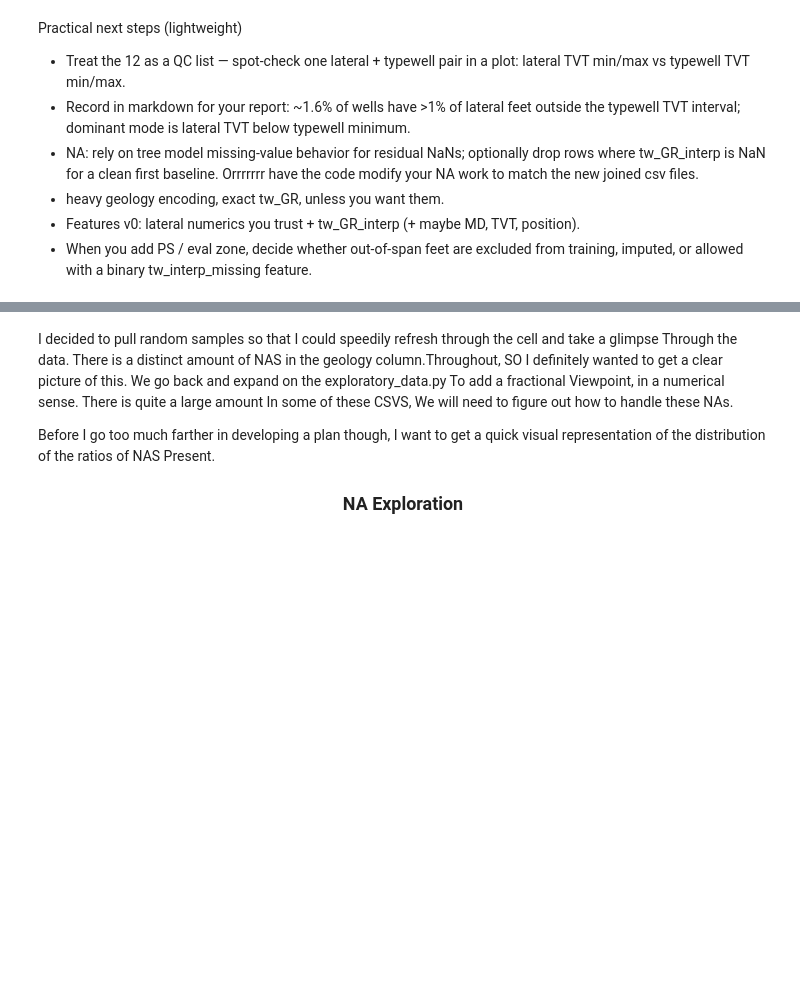
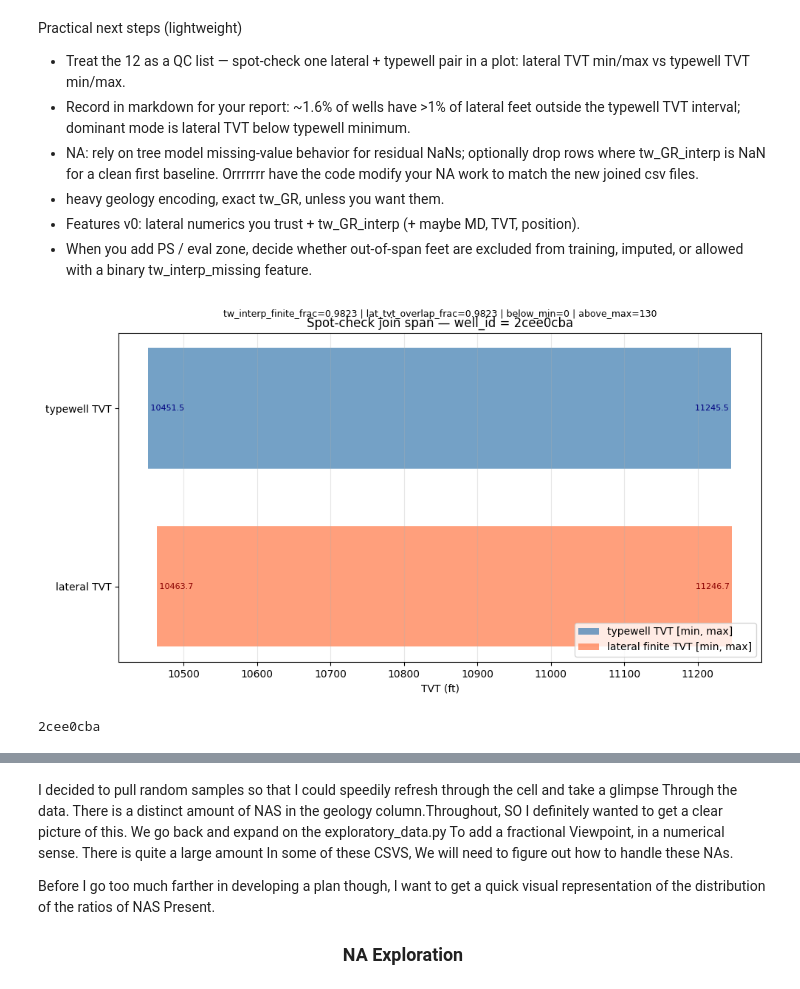
Before and after one commit to IsomorphicAlgo/Depth-Charge---Wellbore-Geology-Competition, a Jupyter notebook: wellbore_report V2.ipynb, the cells around one changed output, grey strips where cells are left out. Saved outputs shown, nothing was run; the diff lists cells and outputs as text; code cells hidden in the pictures; blank space fills up the shorter version.

```diff
--- a/wellbore_report V2.ipynb
+++ b/wellbore_report V2.ipynb
@@ -1033,3 +1082,67 @@ Practical next steps (lightweight)
 - heavy geology encoding, exact tw_GR, unless you want them.
 - Features v0: lateral numerics you trust + tw_GR_interp (+ maybe MD, TVT, position).
 - When you add PS / eval zone, decide whether out-of-span feet are excluded from training, imputed, or allowed with a binary tw_interp_missing feature.
+# %%
+# ---------------------------------------------------------------------------
+# Spot-check: one join-risk well — lateral TVT span vs typewell TVT span
+# ---------------------------------------------------------------------------
+# Run after Iteration 5 (`iter5_bad_wells_df`, `join_data_root`, `load_well_pair`).
+# Goal: see whether the lateral's finite TVT interval sits inside, overlaps, or
+# extends past the typewell knot span (explains low overlap / NaN interp tails).
+
+if "iter5_bad_wells_df" not in dir() or "join_data_root" not in dir():
+    print("Run the Iteration 5 cell first (defines iter5_bad_wells_df and join_data_root).")
+elif len(iter5_bad_wells_df) == 0:
+    print("iter5_bad_wells_df is empty — nothing flagged under the current heuristic.")
+else:
+    # Pick one flagged well: change .iloc[0] or set SPOTCHECK_WELL_ID to a string id.
+    SPOTCHECK_WELL_ID = str(iter5_bad_wells_df.sort_values("well_id").iloc[2]["well_id"])
+    # SPOTCHECK_WELL_ID = "your_well_id_here"
+
+    lateral_sc, typewell_sc = load_well_pair(SPOTCHECK_WELL_ID, data_root=join_data_root)
+
+    lat_tvt = lateral_sc["TVT"].to_numpy(dtype=float)
+    lat_ok = np.isfinite(lat_tvt)
+    lat_min, lat_max = float(np.min(lat_tvt[lat_ok])), float(np.max(lat_tvt[lat_ok]))
+
+    tw_tvt = typewell_sc["TVT"].to_numpy(dtype=float)
+    tw_ok = np.isfinite(tw_tvt)
+    tw_min, tw_max = float(np.min(tw_tvt[tw_ok])), float(np.max(tw_tvt[tw_ok]))
+
+    diag = iter5_summary_df.loc[iter5_summary_df["well_id"].astype(str) == SPOTCHECK_WELL_ID]
+    subtitle = ""
+    if len(diag):
+        r = diag.iloc[0]
+        subtitle = (
+            f"tw_interp_finite_frac={r.get('tw_interp_finite_frac', float('nan')):.4f} | "
+            f"lat_tvt_overlap_frac={r.get('lat_tvt_overlap_frac', float('nan')):.4f} | "
+            f"below_min={int(r.get('lat_tvt_below_tw_min', 0))} | "
+            f"above_max={int(r.get('lat_tvt_above_tw_max', 0))}"
+        )
+
+    fig, ax = plt.subplots(figsize=(10, 5.5))
+    thickness = 0.38
+    ax.broken_barh([(tw_min, tw_max - tw_min)], (0.58, thickness), facecolors="steelblue", alpha=0.75, label="typewell TVT [min, max]")
+    ax.broken_barh([(lat_min, lat_max - lat_min)], (0.02, thickness), facecolors="coral", alpha=0.75, label="lateral finite TVT [min, max]")
+
+    ax.set_yticks([0.02 + thickness / 2, 0.58 + thickness / 2])
+    ax.set_yticklabels(["lateral TVT", "typewell TVT"])
+    ax.set_xlabel("TVT (ft)")
+    ax.set_title(f"Spot-check join span — well_id = {SPOTCHECK_WELL_ID}")
+    if subtitle:
+        ax.text(0.5, 1.05, subtitle, transform=ax.transAxes, ha="center", fontsize=9, clip_on=False)
+
+    # Numeric labels at bar ends
+    ax.text(tw_min, 0.58 + thickness / 2, f" {tw_min:.1f}", va="center", ha="left", fontsize=8, color="navy")
+    ax.text(tw_max, 0.58 + thickness / 2, f"{tw_max:.1f} ", va="center", ha="right", fontsize=8, color="navy")
+    ax.text(lat_min, 0.02 + thickness / 2, f" {lat_min:.1f}", va="center", ha="left", fontsize=8, color="darkred")
+    ax.text(lat_max, 0.02 + thickness / 2, f"{lat_max:.1f} ", va="center", ha="right", fontsize=8, color="darkred")
+
+    ax.legend(loc="lower right", frameon=True)
+    ax.grid(axis="x", alpha=0.3)
+    plt.tight_layout()
+    plt.show()
+    print(SPOTCHECK_WELL_ID)
+# %% [output]
+[figure, added]
+2cee0cba
```
Also changed, not shown: parts of 16 cells of this notebook, 2 other files.
